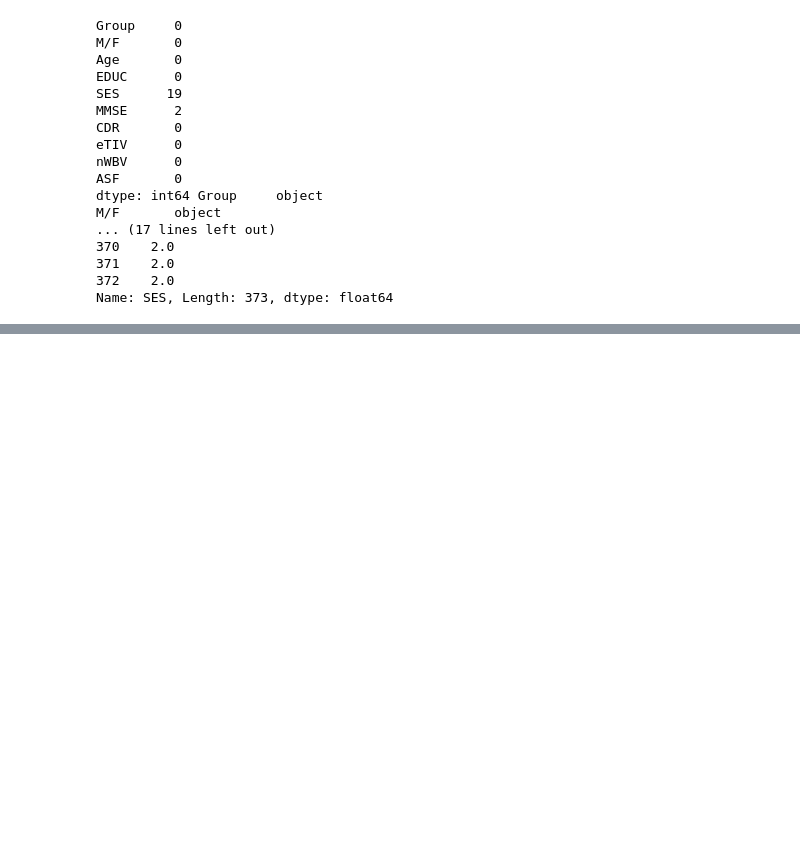
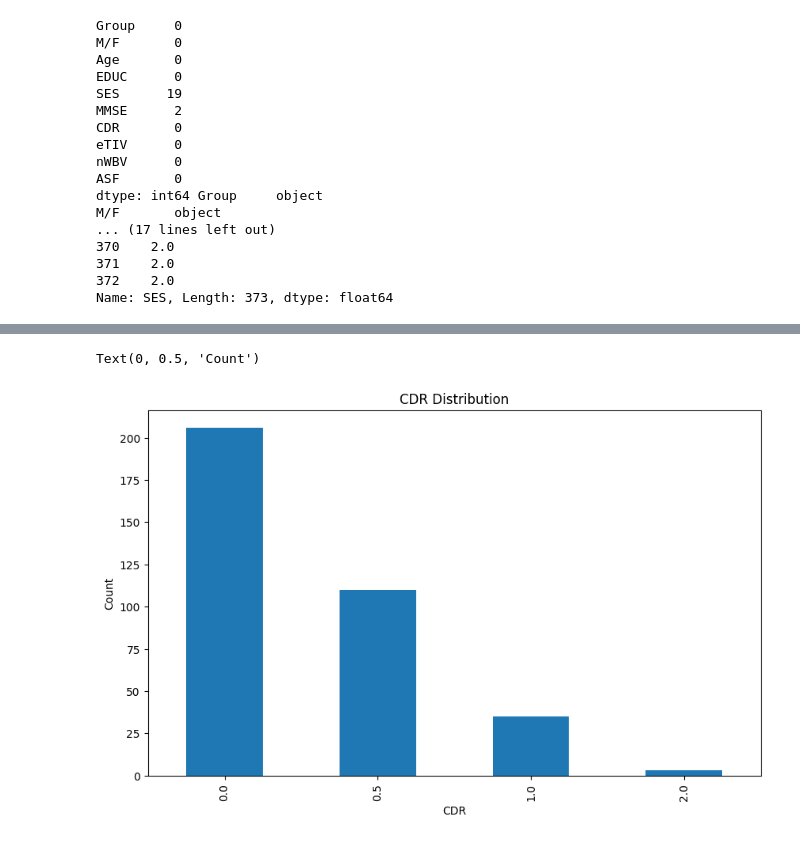
Before and after one commit to andrewresnick1/Alzheimers-STAT4188Project, a Jupyter notebook: finalproj.ipynb, the cells around one changed output, grey strips where cells are left out. Saved outputs shown, nothing was run; the diff lists cells and outputs as text; code cells hidden in the pictures; blank space fills up the shorter version.

```diff
--- a/finalproj.ipynb
+++ b/finalproj.ipynb
@@ -37,0 +68,11 @@ Name: SES, Length: 373, dtype: float64
+# %%
+# Data Visualization Part 3
+
+plt.figure(figsize=(10,6))
+df['CDR'].value_counts().plot(kind='bar')
+plt.title('CDR Distribution')
+plt.xlabel('CDR')
+plt.ylabel('Count')
+# %% [output]
+Text(0, 0.5, 'Count')
+[figure, added]
```
Also changed, not shown: parts of 7 cells of this notebook.
